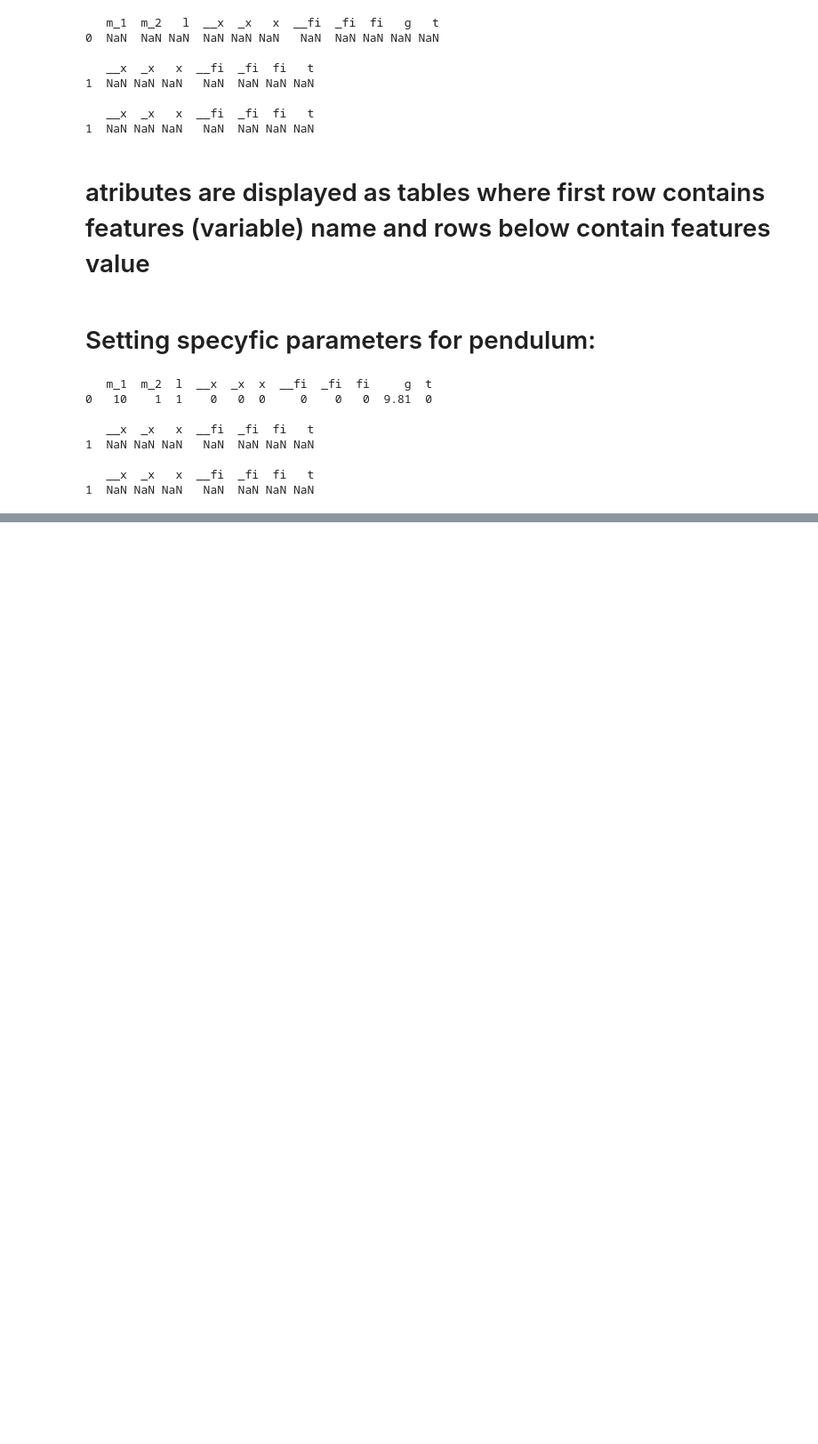
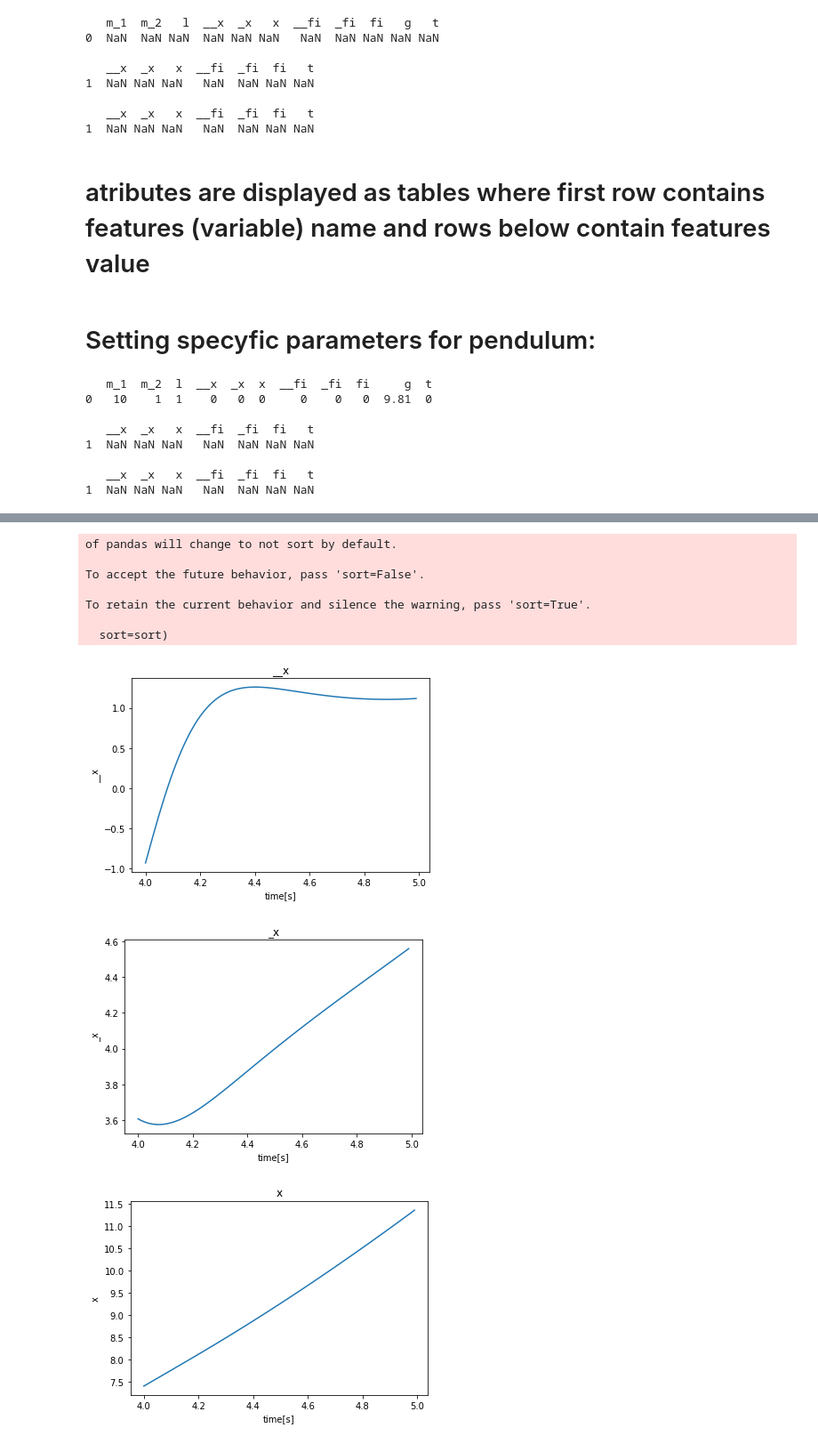
Before and after one commit to Slawomir8Mazur/Inverted-pendulum-AI-control, a Jupyter notebook: test_notes.ipynb, the cells around one changed output, grey strips where cells are left out. Shown at 89% size. Saved outputs shown, nothing was run; the diff lists cells and outputs as text; code cells hidden in the pictures; blank space fills up the shorter version.

```diff
--- a/test_notes.ipynb
+++ b/test_notes.ipynb
@@ -86,0 +58,18 @@ ImportError: cannot import name 'Record'
+# %%
+#moving pendulum'
+new_record.move([(10, 1),], dt_min=0.01)
+#Force of 10N works for 1 secound, integral time=0.01
+#result is saved to self.last_movement
+new_record.visualize(features=['move'], source=new_record.last_movement, separately=True)
+plt.show()
+# %% [output]
+of pandas will change to not sort by default.
+
+To accept the future behavior, pass 'sort=False'.
+
+To retain the current behavior and silence the warning, pass 'sort=True'.
+
+  sort=sort)
+[figure, added]
+[figure, added]
+[figure, added]
```
Also changed, not shown: parts of 7 cells of this notebook, 2 other files.
